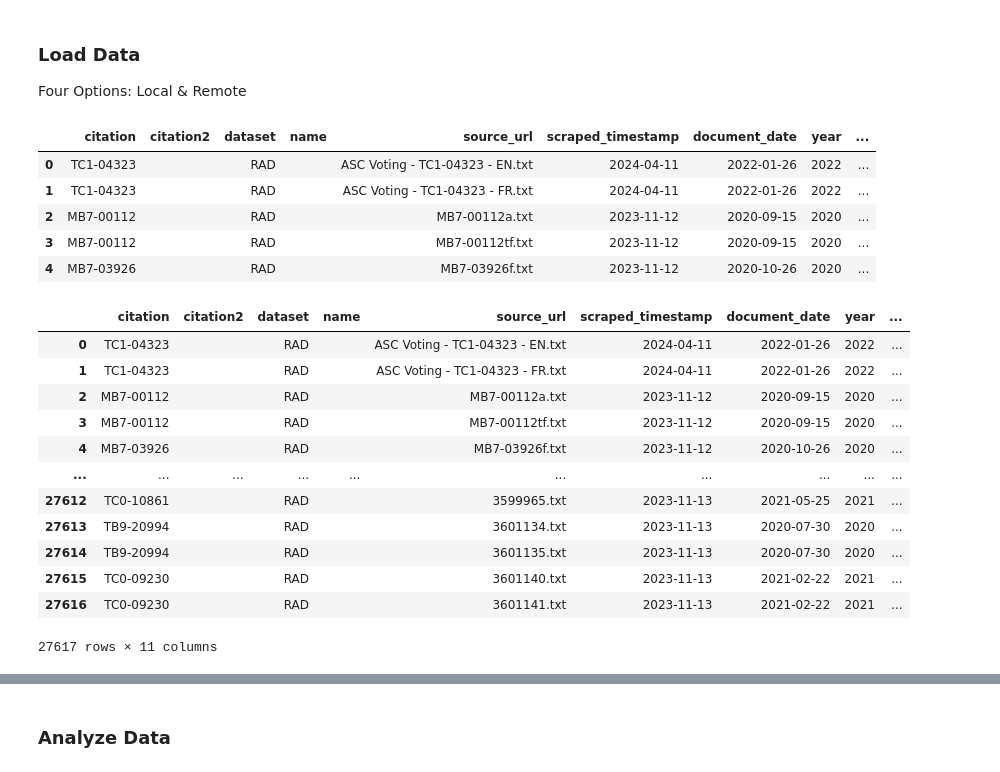
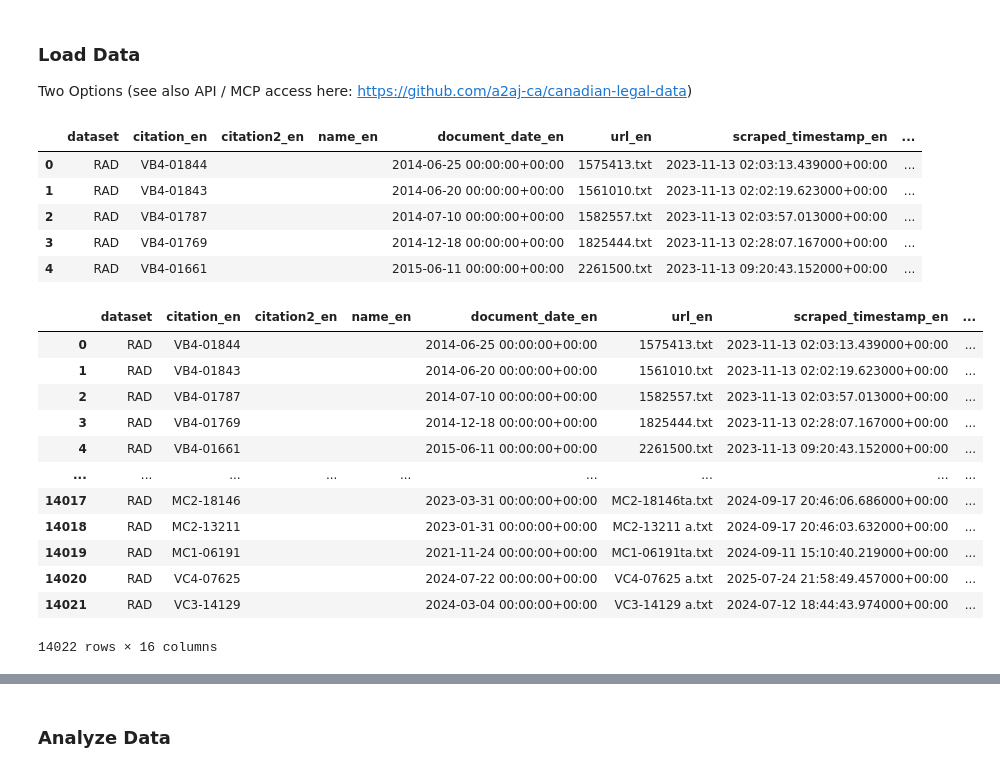
Before and after one commit to Refugee-Law-Lab/rad_bulk_data, a Jupyter notebook: load_and_analyze_rad_cases.ipynb, the cells around one changed output, grey strips where cells are left out. Cells and saved outputs as stored; diff of their text form; code cells hidden in the pictures.

```diff
--- a/load_and_analyze_rad_cases.ipynb
+++ b/load_and_analyze_rad_cases.ipynb
@@ -41,57 +41,57 @@ Acknowledgements: Thanks to Rafael Dolores for coding the parsing scripts.
 
 
 (Written on Python 3.9.12)
-# %% [markdown]
-### Load Data
-
-Four Options: Local & Remote
+# %% [markdown]
+### Load Data
+
+Two Options (see also API / MCP access here: https://github.com/a2aj-ca/canadian-legal-data)
 # %%
 # OPTION 1: Load Hugging Face dataset
 
 from datasets import load_dataset
 import pandas as pd
 
-dataset = load_dataset("refugee-law-lab/canadian-legal-data", "RAD", split="train")
+dataset = load_dataset("a2aj/canadian-case-law", data_dir="RAD", split="train")
 
 # convert to dataframe
 df = pd.DataFrame(dataset)
 
 df.head()
 # %% [output]
-|  | citation | citation2 | dataset | name | source_url | scraped_timestamp | document_date | year | ... |
-| 0 | TC1-04323 |  | RAD |  | ASC Voting - TC1-04323 - EN.txt | 2024-04-11 | 2022-01-26 | 2022 | ... |
-| 1 | TC1-04323 |  | RAD |  | ASC Voting - TC1-04323 - FR.txt | 2024-04-11 | 2022-01-26 | 2022 | ... |
-| 2 | MB7-00112 |  | RAD |  | MB7-00112a.txt | 2023-11-12 | 2020-09-15 | 2020 | ... |
-| 3 | MB7-00112 |  | RAD |  | MB7-00112tf.txt | 2023-11-12 | 2020-09-15 | 2020 | ... |
-| 4 | MB7-03926 |  | RAD |  | MB7-03926f.txt | 2023-11-12 | 2020-10-26 | 2020 | ... |
+|  | dataset | citation_en | citation2_en | name_en | document_date_en | url_en | scraped_timestamp_en | ... |
+| 0 | RAD | VB4-01844 |  |  | 2014-06-25 00:00:00+00:00 | 1575413.txt | 2023-11-13 02:03:13.439000+00:00 | ... |
+| 1 | RAD | VB4-01843 |  |  | 2014-06-20 00:00:00+00:00 | 1561010.txt | 2023-11-13 02:02:19.623000+00:00 | ... |
+| 2 | RAD | VB4-01787 |  |  | 2014-07-10 00:00:00+00:00 | 1582557.txt | 2023-11-13 02:03:57.013000+00:00 | ... |
+| 3 | RAD | VB4-01769 |  |  | 2014-12-18 00:00:00+00:00 | 1825444.txt | 2023-11-13 02:28:07.167000+00:00 | ... |
+| 4 | RAD | VB4-01661 |  |  | 2015-06-11 00:00:00+00:00 | 2261500.txt | 2023-11-13 09:20:43.152000+00:00 | ... |
 # %%
 # OPTION 2: Load parquet data remotely from Huggingface without cloning repo
 import pandas as pd
 import requests
 from io import BytesIO
 
-url = 'https://huggingface.co/datasets/refugee-law-lab/canadian-legal-data/resolve/main/RAD/train.parquet'
+url = 'https://huggingface.co/datasets/a2aj/canadian-case-law/resolve/main/RAD/train.parquet'
 
 # load data
 results = requests.get(url)
 
 # convert to dataframe
 df = pd.read_parquet(BytesIO(results.content))
 
 df
 
 # (if code fails, add engine='pyarrow' to read_parquet() function)
 # %% [output]
-|  | citation | citation2 | dataset | name | source_url | scraped_timestamp | document_date | year | ... |
-| 0 | TC1-04323 |  | RAD |  | ASC Voting - TC1-04323 - EN.txt | 2024-04-11 | 2022-01-26 | 2022 | ... |
-| 1 | TC1-04323 |  | RAD |  | ASC Voting - TC1-04323 - FR.txt | 2024-04-11 | 2022-01-26 | 2022 | ... |
-| 2 | MB7-00112 |  | RAD |  | MB7-00112a.txt | 2023-11-12 | 2020-09-15 | 2020 | ... |
-| 3 | MB7-00112 |  | RAD |  | MB7-00112tf.txt | 2023-11-12 | 2020-09-15 | 2020 | ... |
-| 4 | MB7-03926 |  | RAD |  | MB7-03926f.txt | 2023-11-12 | 2020-10-26 | 2020 | ... |
-| ... | ... | ... | ... | ... | ... | ... | ... | ... | ... |
-| 27612 | TC0-10861 |  | RAD |  | 3599965.txt | 2023-11-13 | 2021-05-25 | 2021 | ... |
-| 27613 | TB9-20994 |  | RAD |  | 3601134.txt | 2023-11-13 | 2020-07-30 | 2020 | ... |
-| 27614 | TB9-20994 |  | RAD |  | 3601135.txt | 2023-11-13 | 2020-07-30 | 2020 | ... |
-| 27615 | TC0-09230 |  | RAD |  | 3601140.txt | 2023-11-13 | 2021-02-22 | 2021 | ... |
-| 27616 | TC0-09230 |  | RAD |  | 3601141.txt | 2023-11-13 | 2021-02-22 | 2021 | ... |
+|  | dataset | citation_en | citation2_en | name_en | document_date_en | url_en | scraped_timestamp_en | ... |
+| 0 | RAD | VB4-01844 |  |  | 2014-06-25 00:00:00+00:00 | 1575413.txt | 2023-11-13 02:03:13.439000+00:00 | ... |
+| 1 | RAD | VB4-01843 |  |  | 2014-06-20 00:00:00+00:00 | 1561010.txt | 2023-11-13 02:02:19.623000+00:00 | ... |
+| 2 | RAD | VB4-01787 |  |  | 2014-07-10 00:00:00+00:00 | 1582557.txt | 2023-11-13 02:03:57.013000+00:00 | ... |
+| 3 | RAD | VB4-01769 |  |  | 2014-12-18 00:00:00+00:00 | 1825444.txt | 2023-11-13 02:28:07.167000+00:00 | ... |
+| 4 | RAD | VB4-01661 |  |  | 2015-06-11 00:00:00+00:00 | 2261500.txt | 2023-11-13 09:20:43.152000+00:00 | ... |
+| ... | ... | ... | ... | ... | ... | ... | ... | ... |
+| 14017 | RAD | MC2-18146 |  |  | 2023-03-31 00:00:00+00:00 | MC2-18146ta.txt | 2024-09-17 20:46:06.686000+00:00 | ... |
+| 14018 | RAD | MC2-13211 |  |  | 2023-01-31 00:00:00+00:00 | MC2-13211 a.txt | 2024-09-17 20:46:03.632000+00:00 | ... |
+| 14019 | RAD | MC1-06191 |  |  | 2021-11-24 00:00:00+00:00 | MC1-06191ta.txt | 2024-09-11 15:10:40.219000+00:00 | ... |
+| 14020 | RAD | VC4-07625 |  |  | 2024-07-22 00:00:00+00:00 | VC4-07625 a.txt | 2025-07-24 21:58:49.457000+00:00 | ... |
+| 14021 | RAD | VC3-14129 |  |  | 2024-03-04 00:00:00+00:00 | VC3-14129 a.txt | 2024-07-12 18:44:43.974000+00:00 | ... |
-27617 rows × 11 columns
+14022 rows × 16 columns
```
Also changed, not shown: parts of 8 cells of this notebook, 29 other files.
